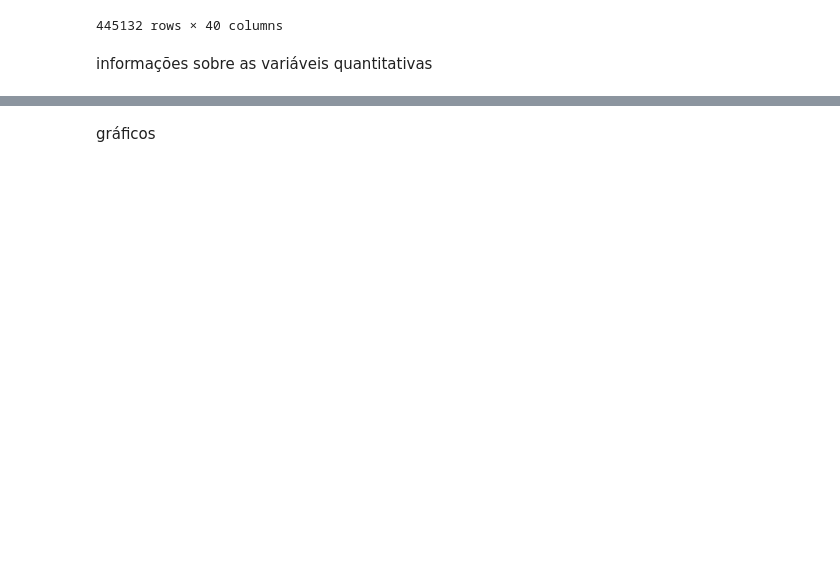
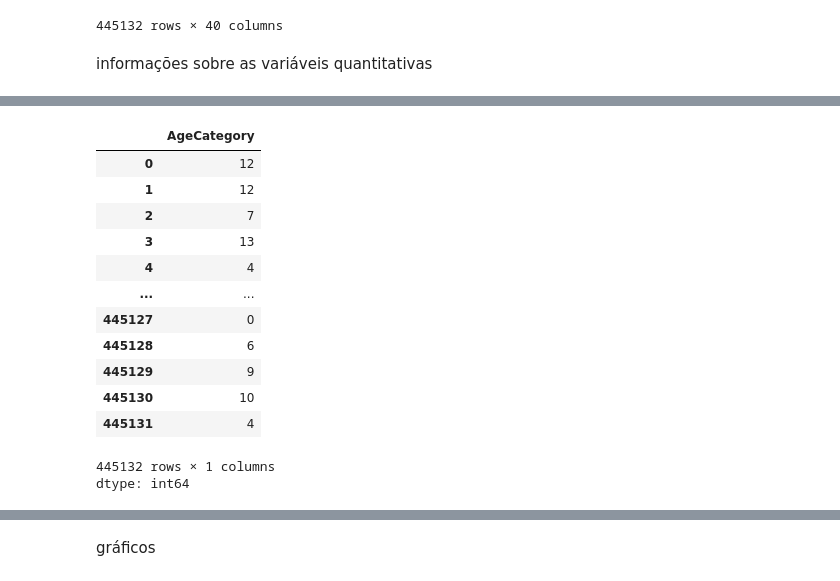
Before and after one commit to belcogo/data-analysis-for-machine-learning, a Jupyter notebook: demo.ipynb, the cells around one changed output, grey strips where cells are left out. Cells and saved outputs as stored; diff of their text form; code cells hidden in the pictures; blank space fills up the shorter version.

```diff
--- a/demo.ipynb
+++ b/demo.ipynb
@@ -40,0 +128,20 @@ patients_data.describe()
+# %%
+label_encoder_age_category = LabelEncoder()
+
+encoded_patients_data['AgeCategory'] = label_encoder_age_category.fit_transform(encoded_patients_data['AgeCategory'])
+encoded_patients_data['AgeCategory']
+# %% [output]
+|  | AgeCategory |
+| 0 | 12 |
+| 1 | 12 |
+| 2 | 7 |
+| 3 | 13 |
+| 4 | 4 |
+| ... | ... |
+| 445127 | 0 |
+| 445128 | 6 |
+| 445129 | 9 |
+| 445130 | 10 |
+| 445131 | 4 |
+445132 rows × 1 columns
+dtype: int64
```
Also changed, not shown: parts of 21 cells of this notebook.
